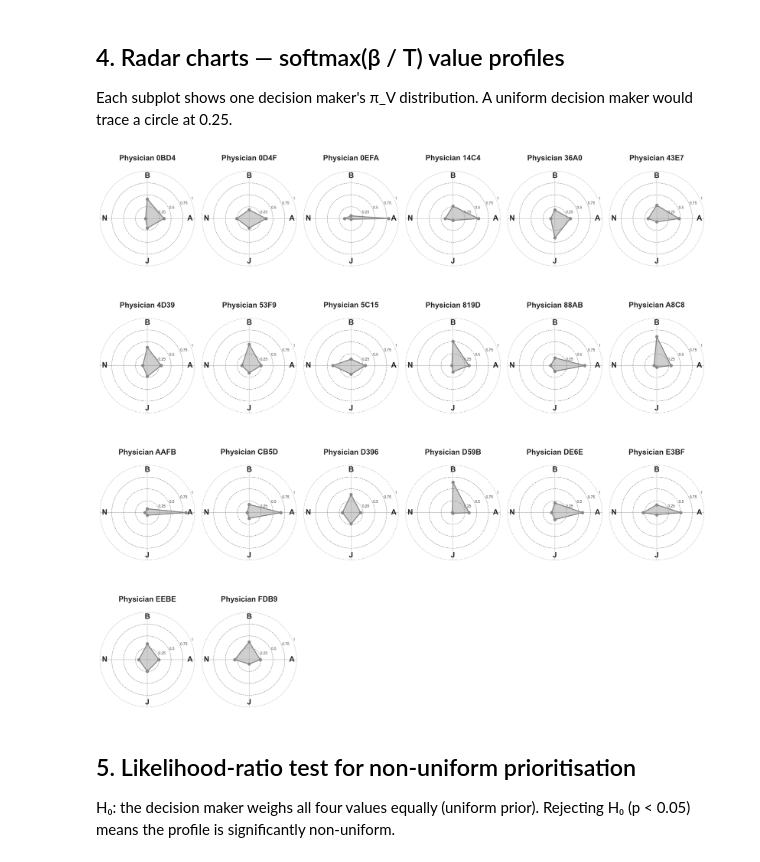
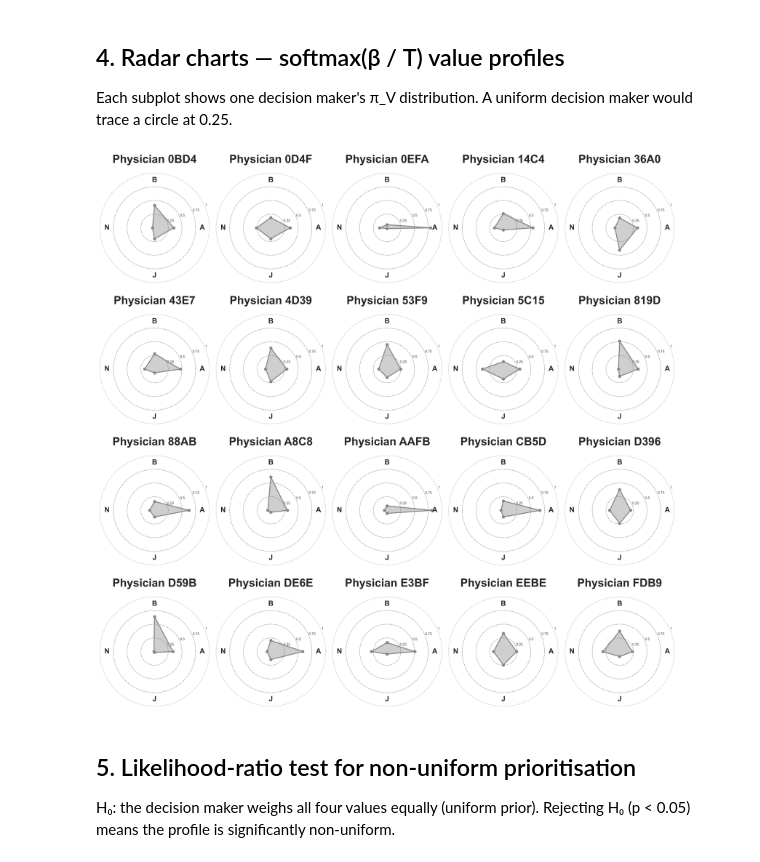
Before and after one commit to payalchandak/ValueBench, a Jupyter notebook: src/analysis/value_profiles.ipynb, the cells around one changed output. Drawn from its saved outputs; the diff is of its cells as text; code cells hidden in the pictures.

```diff
--- a/src/analysis/value_profiles.ipynb
+++ b/src/analysis/value_profiles.ipynb
@@ -258,7 +258,7 @@ def _color_for(model):
 
 models_to_plot = human_participants # llm_models + [HUMAN_CONSENSUS] + human_participants
 n = len(models_to_plot)
-n_cols = 6
+n_cols = 5
 n_rows = (n + n_cols - 1) // n_cols
 
 fig, axes = plt.subplots(n_rows, n_cols, figsize=(16, 4 * n_rows),
@@ -267,41 +267,43 @@ axes = np.atleast_2d(axes).flatten()
 theta_circle = np.linspace(0, 2 * np.pi, 100)
 short_labels = ["A", "B", "N", "J"]
 
 for i, model in enumerate(models_to_plot):
     ax = axes[i]
     pi = profiles[model]
     vals = [pi[v] for v in VALUE_NAMES] + [pi[VALUE_NAMES[0]]]
     color = _color_for(model)
 
     ax.set_ylim(0, 1)
     ax.set_yticks([0.25, 0.5, 0.75, 1])
     ax.set_yticklabels(["0.25", "0.5", "0.75", "1"], fontsize=7, color="#555555")
     ax.yaxis.grid(False)
-    ax.xaxis.grid(True, color="#aaaaaa", linewidth=0.5)
+    ax.xaxis.grid(False, color="#aaaaaa", linewidth=0.5)
 
     for circle in [.25, 0.5, .75, 1]:
         ax.plot(theta_circle, [circle] * 100, color="#888888", lw=0.7, ls="--", zorder=1)
 
     ax.plot(angles, vals, marker="o", markersize=5, lw=1.8, color=color, zorder=3)
     ax.fill(angles, vals, alpha=0.4, color=color, zorder=2)
 
     ax.set_thetagrids(np.degrees(angles[:-1]), [""] * num_vars)
     for angle, label in zip(angles[:-1], short_labels):
-        ax.text(angle, .9, label, fontsize=14, ha="center", va="center", fontweight="bold")
+        ax.text(angle, .87, label, fontsize=14, ha="center", va="center", fontweight="bold")
 
     ax.spines["polar"].set_visible(False)
-    ax.set_title(get_display_name(model), fontsize=14, fontweight="bold", pad=20)
+    ax.set_title(get_display_name(model), fontsize=22, fontweight="bold", pad=20)
+
+    ax.xaxis.grid(False)
 
 for j in range(n, len(axes)):
     axes[j].set_visible(False)
-
-# fig.text(0.5, -0.01,
-#          "A = Autonomy  |  B = Beneficence  |  N = Nonmaleficence  |  J = Justice   (dashed = uniform 0.25)",
-#          ha="center", fontsize=10, style="italic")
 plt.tight_layout(rect=[0, 0.03, 1, 1], h_pad=3.0)
 plt.show()
+
+# physician consensus figsize 16 fontsize 14 pad 35
+# llm ncols 6 figsize 24 fontsize 27 pad 20
+# humans ncols 5 figsize 16 fontsize 22 pad 20
 # %% [output]
-[figure, old version]
+[figure, new version]
 # %% [markdown]
 ## 5. Likelihood-ratio test for non-uniform prioritisation
 
```
Also changed, not shown: parts of 1 cell of this notebook.
